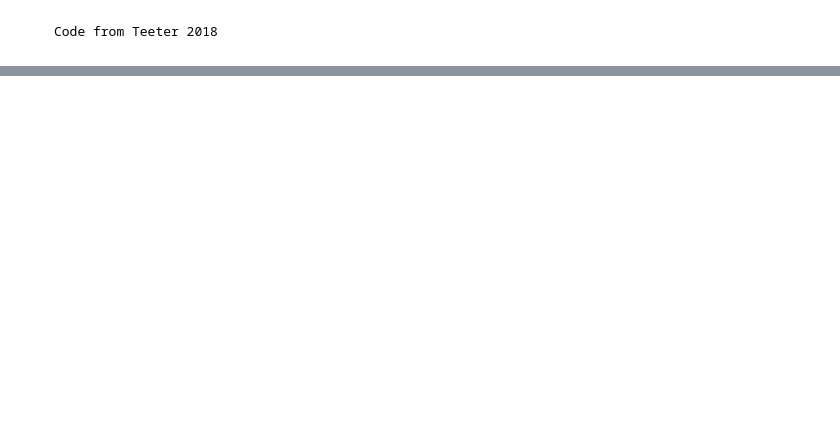
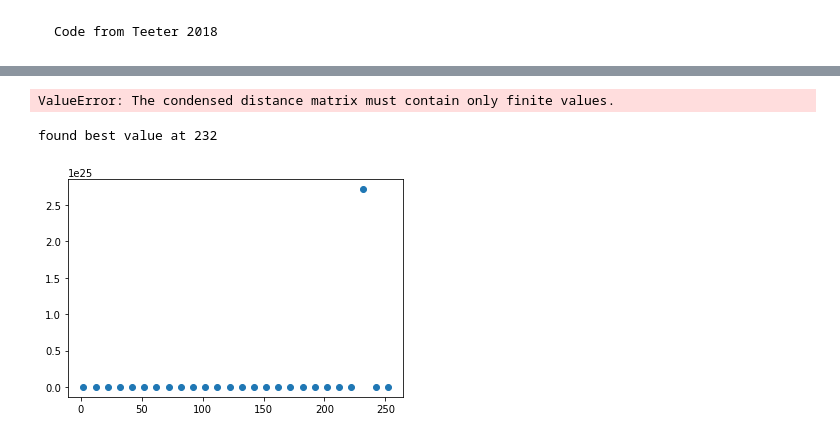
Before and after one commit to AllenInstitute/GLIFS_ASC, a Jupyter notebook: models/clustering.ipynb, the cells around one changed output, grey strips where cells are left out. Saved outputs shown, nothing was run; the diff lists cells and outputs as text; code cells hidden in the pictures; blank space fills up the shorter version.

```diff
--- a/models/clustering.ipynb
+++ b/models/clustering.ipynb
@@ -42,0 +116,25 @@ np.savetxt("results/results_wkof_080821/smnist-4-agn-256units-256units-0itr-allp
+# %%
+dendrogram = sch.dendrogram(sch.linkage(features, method  = "ward"))
+plt.title('Dendrogram')
+plt.xlabel('Neurons')
+plt.ylabel('Euclidean distances')
+plt.show()
+
+n_clusters_list = np.arange(2, 256, step = 10)
+ch_scores = []
+for n_clusters in n_clusters_list:
+    hc = AgglomerativeClustering(n_clusters = n_clusters, affinity = 'euclidean', linkage ='ward')
+    y_hc=hc.fit_predict(features)
+    ch_scores.append(sklearn.metrics.calinski_harabasz_score(features, y_hc))
+results =  np.zeros((len(n_clusters_list), 2))
+results[:, 0] = n_clusters_list
+results[:, 1] = ch_scores
+np.savetxt("results/results_wkof_080821/smnist-4-agn-256units-256units-0itr-allfeatures-chscores.csv", results, delimiter=',')
+# %% [output]
+ValueError: The condensed distance matrix must contain only finite values.
+# %%
+plt.scatter(n_clusters_list, ch_scores)
+print(f"found best value at {n_clusters_list[np.argmax(ch_scores)]}")
+# %% [output]
+found best value at 232
+[figure, added]
```
Also changed, not shown: parts of 8 cells of this notebook, 32 other files.
